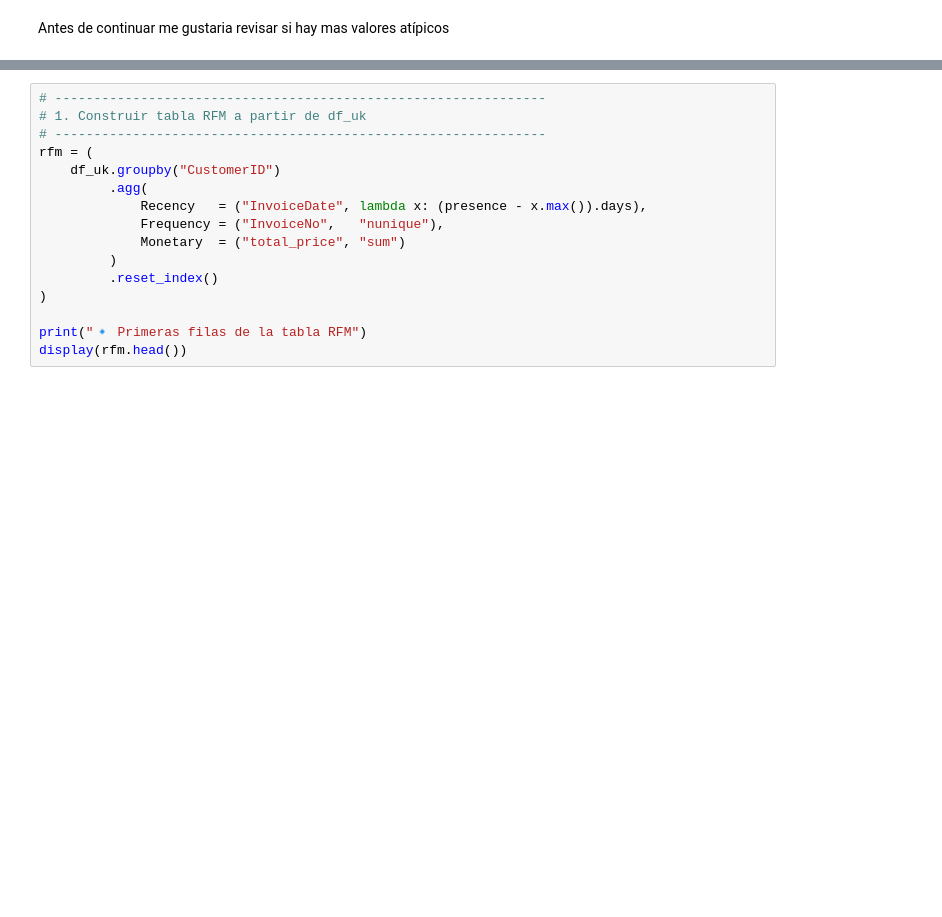
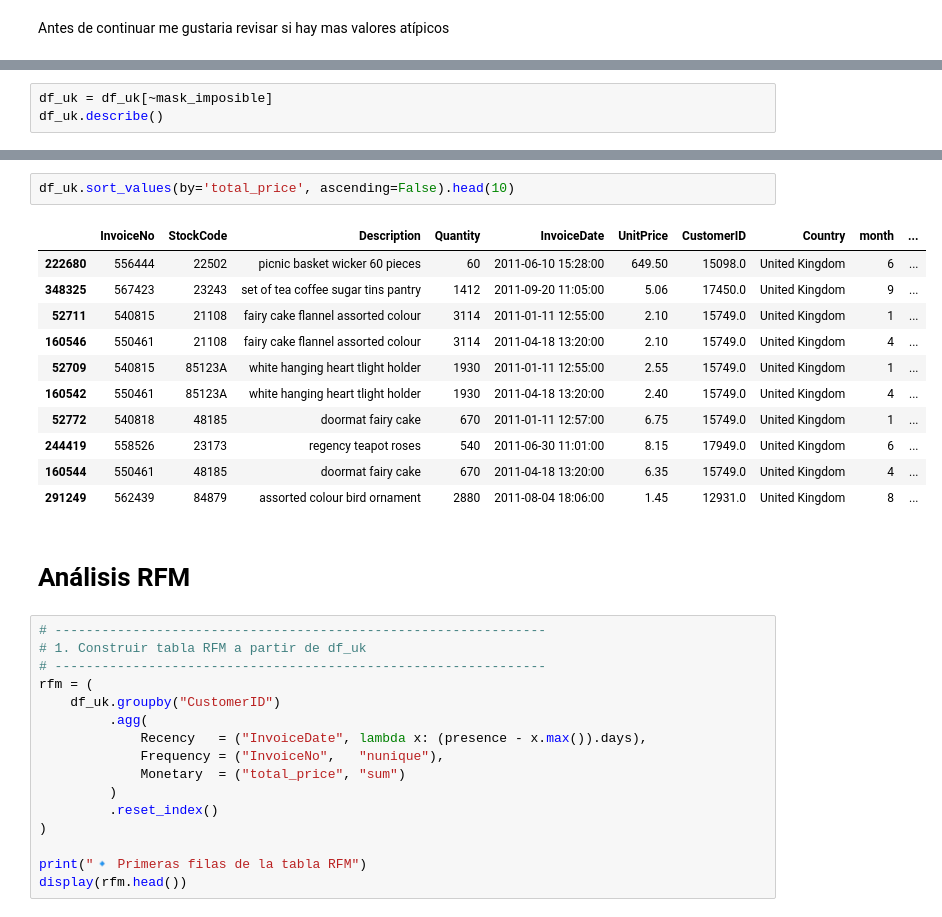
Before and after one commit to alvarotoledo01/Parcial2_OnlineRetail, a Jupyter notebook: notebook.ipynb, the cells around one changed output, grey strips where cells are left out. Saved outputs shown, nothing was run; the diff lists cells and outputs as text; blank space fills up the shorter version.

```diff
--- a/notebook.ipynb
+++ b/notebook.ipynb
@@ -516,0 +709,3 @@ Registros potencialmente imposibles: 431
+# %%
+df_uk = df_uk[~mask_imposible]
+df_uk.describe()
@@ -517,3 +733,19 @@ Registros potencialmente imposibles: 431
+# %%
+df_uk.sort_values(by='total_price', ascending=False).head(10)
+# %% [output]
+|  | InvoiceNo | StockCode | Description | Quantity | InvoiceDate | UnitPrice | CustomerID | Country | month | ... |
+| 222680 | 556444 | 22502 | picnic basket wicker 60 pieces | 60 | 2011-06-10 15:28:00 | 649.50 | 15098.0 | United Kingdom | 6 | ... |
+| 348325 | 567423 | 23243 | set of tea coffee sugar tins pantry | 1412 | 2011-09-20 11:05:00 | 5.06 | 17450.0 | United Kingdom | 9 | ... |
+| 52711 | 540815 | 21108 | fairy cake flannel assorted colour | 3114 | 2011-01-11 12:55:00 | 2.10 | 15749.0 | United Kingdom | 1 | ... |
+| 160546 | 550461 | 21108 | fairy cake flannel assorted colour | 3114 | 2011-04-18 13:20:00 | 2.10 | 15749.0 | United Kingdom | 4 | ... |
+| 52709 | 540815 | 85123A | white hanging heart tlight holder | 1930 | 2011-01-11 12:55:00 | 2.55 | 15749.0 | United Kingdom | 1 | ... |
+| 160542 | 550461 | 85123A | white hanging heart tlight holder | 1930 | 2011-04-18 13:20:00 | 2.40 | 15749.0 | United Kingdom | 4 | ... |
+| 52772 | 540818 | 48185 | doormat fairy cake | 670 | 2011-01-11 12:57:00 | 6.75 | 15749.0 | United Kingdom | 1 | ... |
+| 244419 | 558526 | 23173 | regency teapot roses | 540 | 2011-06-30 11:01:00 | 8.15 | 17949.0 | United Kingdom | 6 | ... |
+| 160544 | 550461 | 48185 | doormat fairy cake | 670 | 2011-04-18 13:20:00 | 6.35 | 15749.0 | United Kingdom | 4 | ... |
+| 291249 | 562439 | 84879 | assorted colour bird ornament | 2880 | 2011-08-04 18:06:00 | 1.45 | 12931.0 | United Kingdom | 8 | ... |
+# %% [markdown]
+# Análisis RFM
 # %%
 # ---------------------------------------------------------------
 # 1. Construir tabla RFM a partir de df_uk
```
Also changed, not shown: parts of 55 cells of this notebook.
